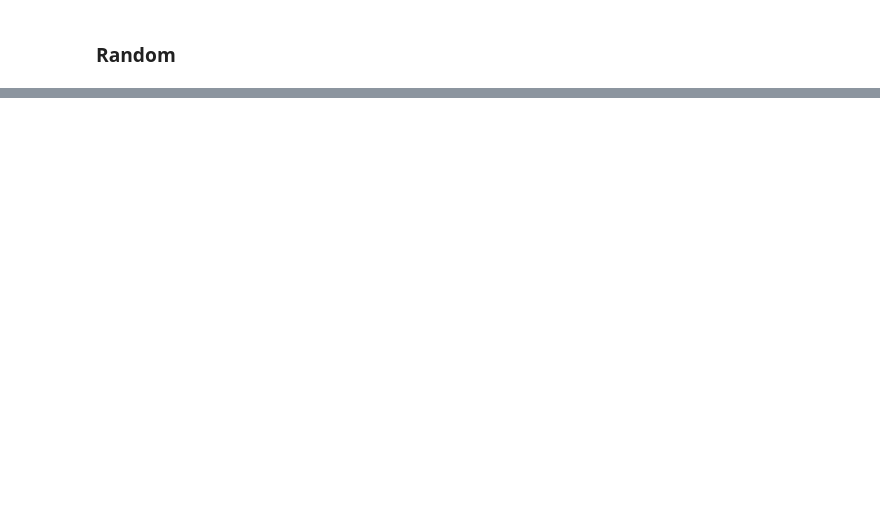
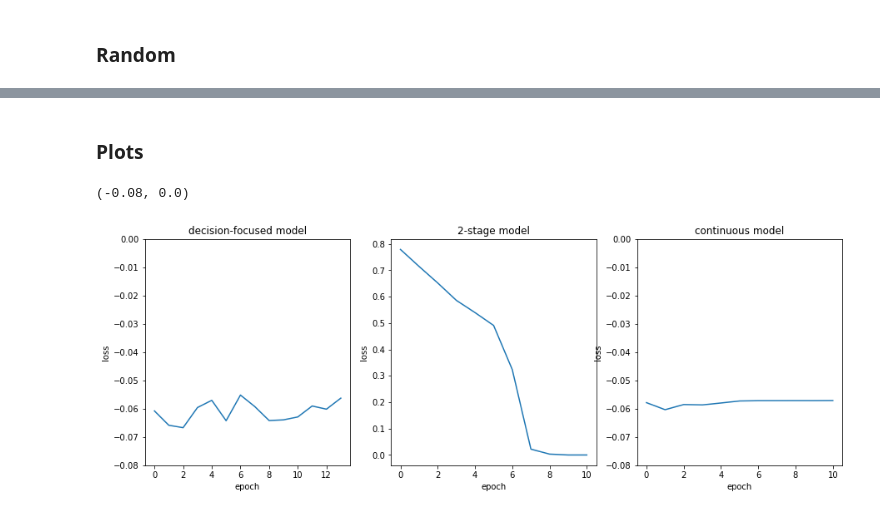
Before and after one commit to mario-michelessa/influence-maximization, a Jupyter notebook: decision_focused_learning_gpu/grd_main_twitter_gpu.ipynb, the cells around one changed output, grey strips where cells are left out. Drawn from its saved outputs; the diff is of its cells as text; code cells hidden in the pictures; blank space fills up the shorter version.

```diff
--- a/decision_focused_learning_gpu/grd_main_twitter_gpu.ipynb
+++ b/decision_focused_learning_gpu/grd_main_twitter_gpu.ipynb
@@ -315,0 +368,28 @@ Average score X_test : 0.0
+# %% [markdown]
+### Plots
+# %%
+loss_decision = [-0.06076928973197937,-0.06584206968545914,-0.06670479476451874,-0.05958820879459381,-0.0570240244269371,-0.06424318253993988,-0.05516466125845909,-0.05924143642187118,-0.06418315321207047,-0.06394138187170029,-0.06290893256664276,-0.05904095247387886,-0.06015191227197647,-0.05625718086957931,]
+loss_2_stage = [0.7789968252182007, 0.7144742012023926, 0.6519206762313843, 0.5859464406967163 ,0.5397264361381531 ,0.4908316731452942 ,0.32362160086631775, 0.022119728848338127, 0.00329726655036211, 9.616058378014714e-06,  1.4370152712217532e-06]
+loss_CNT = [-0.057850807905197144,-0.06033829599618912,-0.058524295687675476,-0.05864942446351051,-0.057970765978097916,-0.05725716054439545,-0.05716206878423691,-0.0571533665060997,-0.057145409286022186,-0.05715050548315048,-0.05711754783987999,]
+
+fig, ax = plt.subplots(1,3, figsize = (15,5))
+
+ax[0].plot(loss_decision)
+ax[0].set_title("decision-focused model")
+ax[0].set_xlabel("epoch")
+ax[0].set_ylabel("loss")
+ax[0].set_ylim(-0.08,0)
+
+ax[1].plot(loss_2_stage)
+ax[1].set_title("2-stage model")
+ax[1].set_xlabel("epoch")
+ax[1].set_ylabel("loss")
+
+ax[2].plot(loss_CNT)
+ax[2].set_title("continuous model")
+ax[2].set_xlabel("epoch")
+ax[2].set_ylabel("loss")
+ax[2].set_ylim(-0.08,0)
+# %% [output]
+(-0.08, 0.0)
+[figure, added]
```
Also changed, not shown: parts of 28 cells of this notebook, 32 other files.
